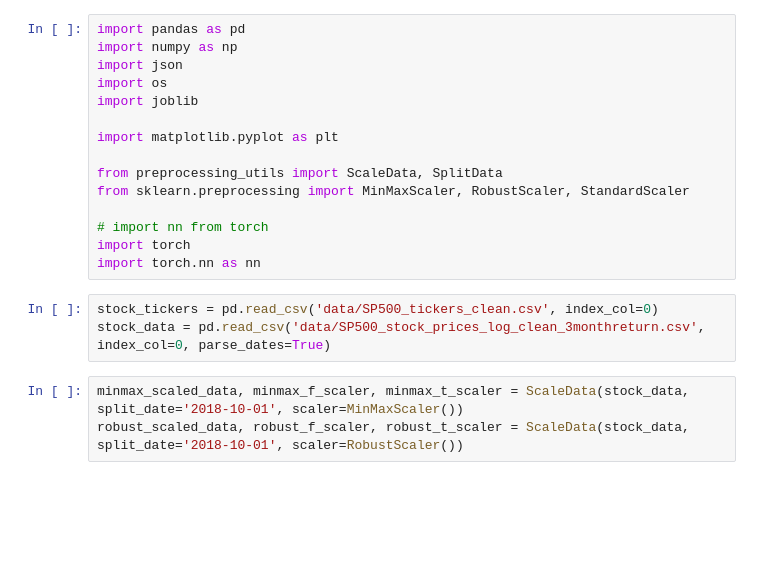
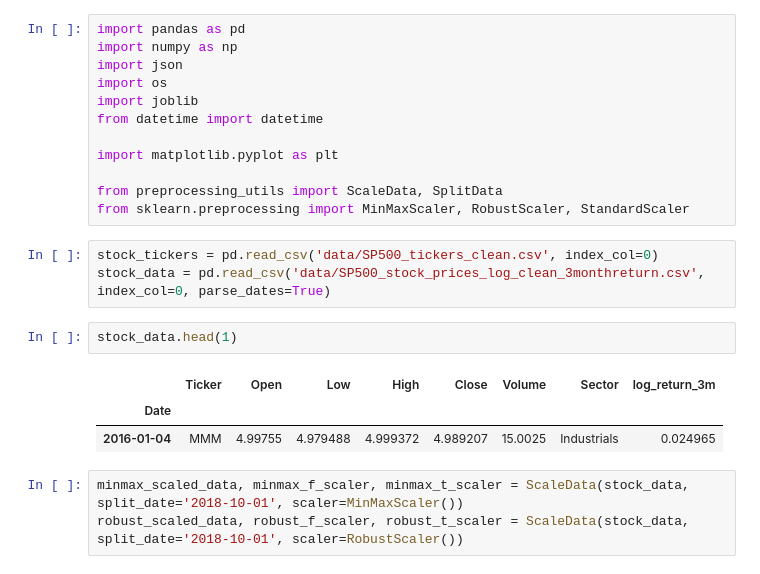
Before and after one commit to nico965j/financial-forecasting-bachelor, a Jupyter notebook: load_results.ipynb, the cells around one changed output. Cells and saved outputs as stored; diff of their text form; blank space fills up the shorter version.

```diff
--- a/load_results.ipynb
+++ b/load_results.ipynb
@@ -4,18 +4,21 @@ import numpy as np
 import json
 import os
 import joblib
+from datetime import datetime
 
 import matplotlib.pyplot as plt
 
 from preprocessing_utils import ScaleData, SplitData
 from sklearn.preprocessing import MinMaxScaler, RobustScaler, StandardScaler
-
-# import nn from torch
-import torch
-import torch.nn as nn
 # %%
 stock_tickers = pd.read_csv('data/SP500_tickers_clean.csv', index_col=0)
 stock_data = pd.read_csv('data/SP500_stock_prices_log_clean_3monthreturn.csv', index_col=0, parse_dates=True)
+# %%
+stock_data.head(1)
+# %% [output]
+|  | Ticker | Open | Low | High | Close | Volume | Sector | log_return_3m |
+| Date |  |  |  |  |  |  |  |  |
+| 2016-01-04 | MMM | 4.99755 | 4.979488 | 4.999372 | 4.989207 | 15.0025 | Industrials | 0.024965 |
 # %%
 minmax_scaled_data, minmax_f_scaler, minmax_t_scaler = ScaleData(stock_data, split_date='2018-10-01', scaler=MinMaxScaler())
 robust_scaled_data, robust_f_scaler, robust_t_scaler = ScaleData(stock_data, split_date='2018-10-01', scaler=RobustScaler())
```
Also changed, not shown: parts of 9 cells of this notebook.
